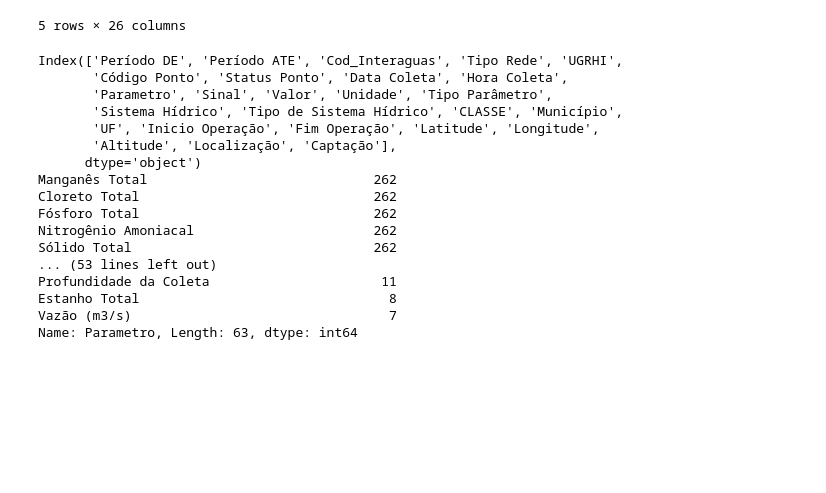
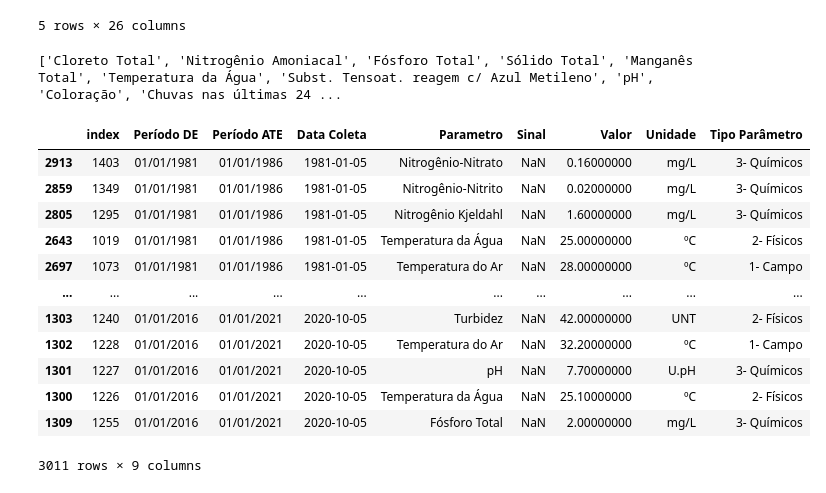
Before and after one commit to CEDipEngineering/WaterPolutionClassifier, a Jupyter notebook: aguas.ipynb, the cells around one changed output. Cells and saved outputs as stored; diff of their text form; code cells hidden in the pictures; blank space fills up the shorter version.

```diff
--- a/aguas.ipynb
+++ b/aguas.ipynb
@@ -20,25 +20,9 @@ df.head()
 | 4 | 01/01/2001 | 01/01/2006 | 116 | Rede Básica | 06 - ALTO TIÊTE | TIET04150 | Ativo | 2001-09-18 | ... |
 5 rows × 26 columns
 # %%
-print(df.columns)
-print(df.Parametro.value_counts())
+# print(df.columns)
+print(list(df.Parametro.value_counts().index))
 # %% [output]
-Index(['Período DE', 'Período ATE', 'Cod_Interaguas', 'Tipo Rede', 'UGRHI',
-       'Código Ponto', 'Status Ponto', 'Data Coleta', 'Hora Coleta',
-       'Parametro', 'Sinal', 'Valor', 'Unidade', 'Tipo Parâmetro',
-       'Sistema Hídrico', 'Tipo de Sistema Hídrico', 'CLASSE', 'Município',
-       'UF', 'Inicio Operação', 'Fim Operação', 'Latitude', 'Longitude',
-       'Altitude', 'Localização', 'Captação'],
-      dtype='object')
-Manganês Total                             262
-Cloreto Total                              262
-Fósforo Total                              262
-Nitrogênio Amoniacal                       262
-Sólido Total                               262
-... (53 lines left out)
-Profundidade da Coleta                      11
-Estanho Total                                8
-Vazão (m3/s)                                 7
-Name: Parametro, Length: 63, dtype: int64
+['Cloreto Total', 'Nitrogênio Amoniacal', 'Fósforo Total', 'Sólido Total', 'Manganês Total', 'Temperatura da Água', 'Subst. Tensoat. reagem c/ Azul Metileno', 'pH', 'Coloração', 'Chuvas nas últimas 24 ...
 # %%
 droppers = ['Cod_Interaguas', 'Tipo Rede', 'Código Ponto', 'Status Ponto', 'Hora Coleta', 'UGRHI', 'Município', 'UF', 'CLASSE', 'Sistema Hídrico', 'Tipo de Sistema Hídrico', 'Localização', 'Captação', 'Altitude', 'Latitude', 'Longitude', 'Inicio Operação', 'Fim Operação']
@@ -53,6 +37,22 @@ for parameter in parametrosRelevantes:
     parametersDfs[parameter] = dfParameters[dfParameters['Parametro']==parameter].reset_index()
     if parameter != 'Coloração':
         parametersDfs[parameter]['Valor'] = pd.to_numeric(parametersDfs[parameter]['Valor'])
+# %%
+dfParameters
+# %% [output]
+|  | index | Período DE | Período ATE | Data Coleta | Parametro | Sinal | Valor | Unidade | Tipo Parâmetro |
+| 2913 | 1403 | 01/01/1981 | 01/01/1986 | 1981-01-05 | Nitrogênio-Nitrato | NaN | 0.16000000 | mg/L | 3- Químicos |
+| 2859 | 1349 | 01/01/1981 | 01/01/1986 | 1981-01-05 | Nitrogênio-Nitrito | NaN | 0.02000000 | mg/L | 3- Químicos |
+| 2805 | 1295 | 01/01/1981 | 01/01/1986 | 1981-01-05 | Nitrogênio Kjeldahl | NaN | 1.60000000 | mg/L | 3- Químicos |
+| 2643 | 1019 | 01/01/1981 | 01/01/1986 | 1981-01-05 | Temperatura da Água | NaN | 25.00000000 | ºC | 2- Físicos |
+| 2697 | 1073 | 01/01/1981 | 01/01/1986 | 1981-01-05 | Temperatura do Ar | NaN | 28.00000000 | ºC | 1- Campo |
+| ... | ... | ... | ... | ... | ... | ... | ... | ... | ... |
+| 1303 | 1240 | 01/01/2016 | 01/01/2021 | 2020-10-05 | Turbidez | NaN | 42.00000000 | UNT | 2- Físicos |
+| 1302 | 1228 | 01/01/2016 | 01/01/2021 | 2020-10-05 | Temperatura do Ar | NaN | 32.20000000 | ºC | 1- Campo |
+| 1301 | 1227 | 01/01/2016 | 01/01/2021 | 2020-10-05 | pH | NaN | 7.70000000 | U.pH | 3- Químicos |
+| 1300 | 1226 | 01/01/2016 | 01/01/2021 | 2020-10-05 | Temperatura da Água | NaN | 25.10000000 | ºC | 2- Físicos |
+| 1309 | 1255 | 01/01/2016 | 01/01/2021 | 2020-10-05 | Fósforo Total | NaN | 2.00000000 | mg/L | 3- Químicos |
+3011 rows × 9 columns
 # %%
 i = 0
 for parameter in parametrosRelevantes:
```
Also changed, not shown: parts of 10 cells of this notebook, 12 other files.
